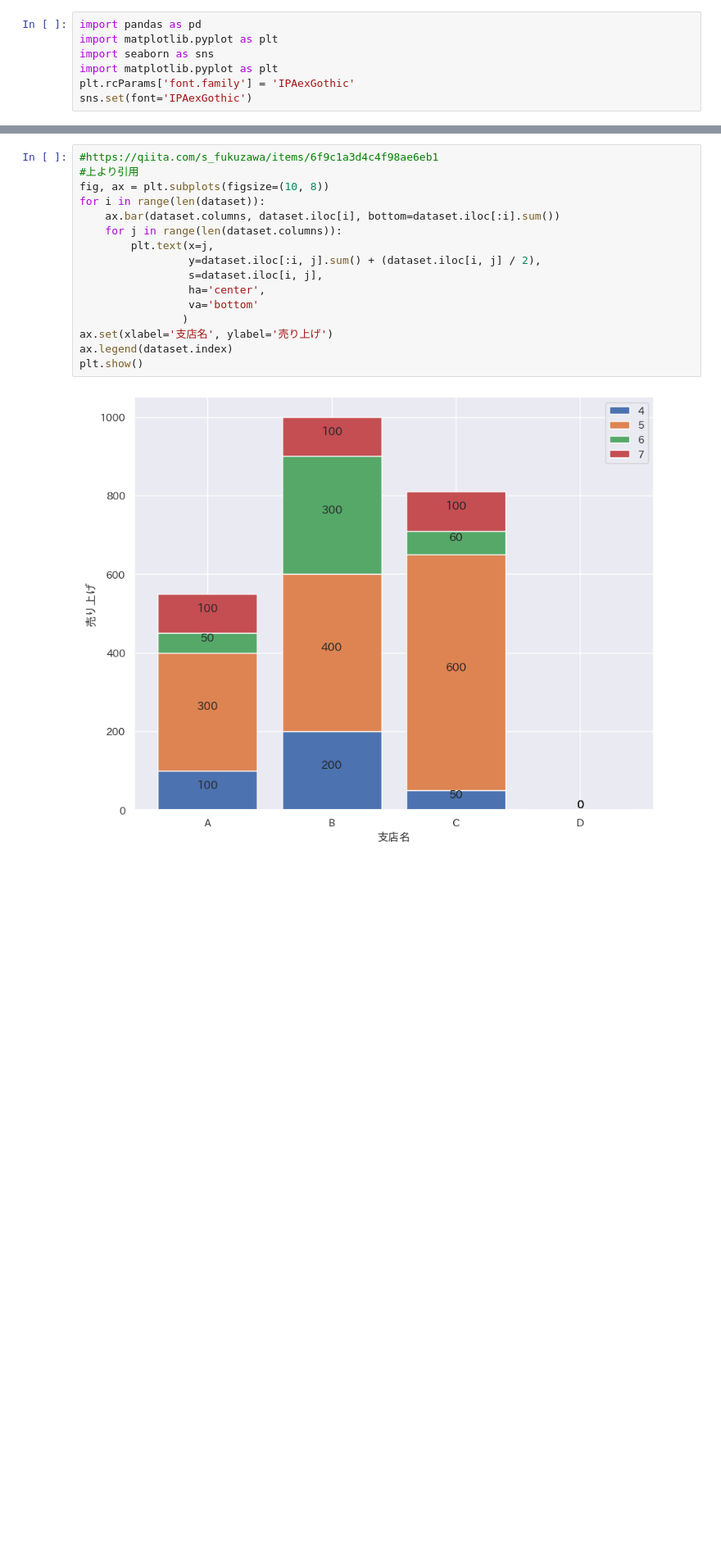
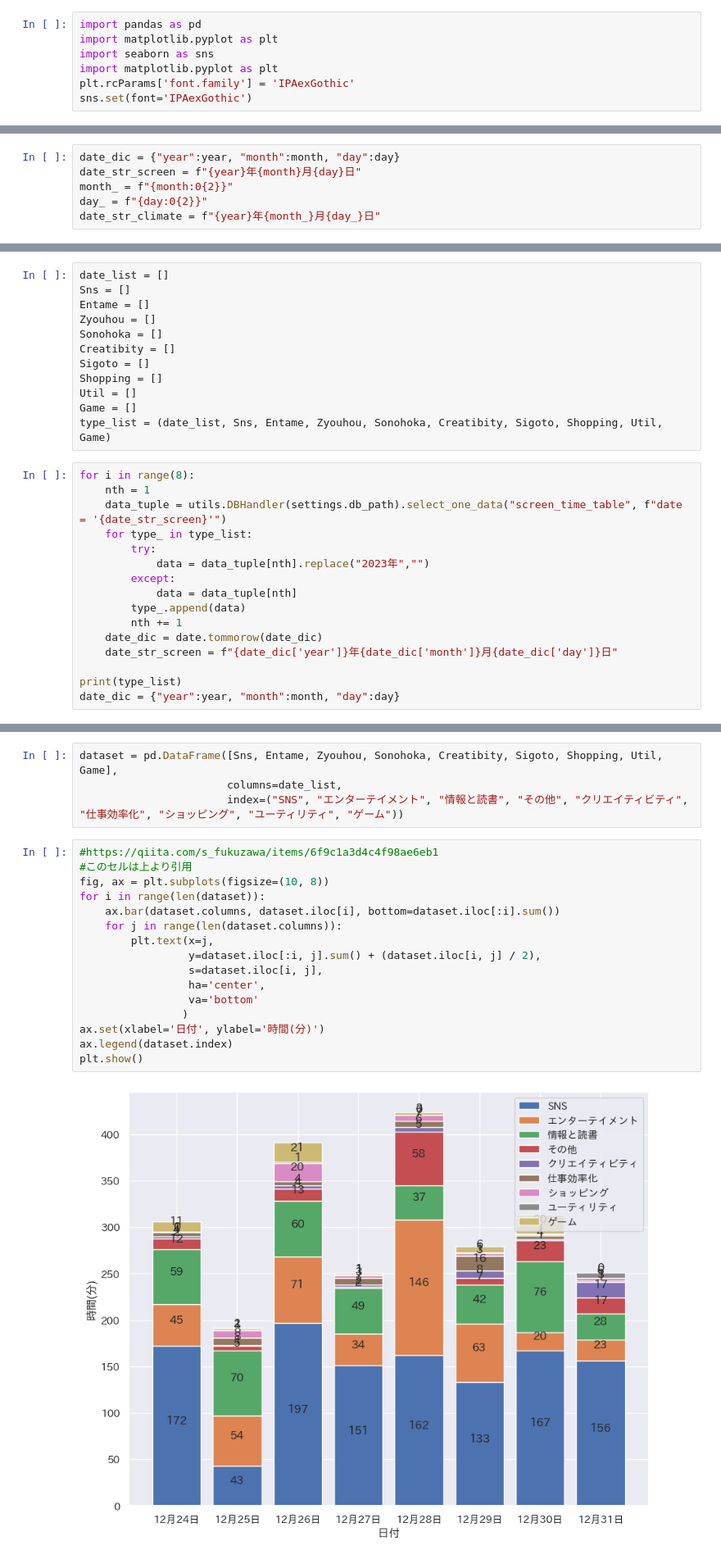
Before and after one commit to To-Takemoto/DSP, a Jupyter notebook: tinking.ipynb, the cells around one changed output, grey strips where cells are left out. Shown: that part at 82% size. Cells and saved outputs as stored; diff of their text form; blank space fills up the shorter version.

```diff
--- a/tinking.ipynb
+++ b/tinking.ipynb
@@ -15,0 +14,6 @@ a = utils.DBHandler(settings.db_path).select_one_data("screen_time_table", f"dat
+# %%
+date_dic = {"year":year, "month":month, "day":day}
+date_str_screen = f"{year}年{month}月{day}日"
+month_ = f"{month:0{2}}"
+day_ = f"{day:0{2}}"
+date_str_climate = f"{year}年{month_}月{day_}日"
@@ -15,0 +27,28 @@ a = utils.DBHandler(settings.db_path).select_one_data("screen_time_table", f"dat
+# %%
+date_list = []
+Sns = []
+Entame = []
+Zyouhou = []
+Sonohoka = []
+Creatibity = []
+Sigoto = []
+Shopping = []
+Util = []
+Game = []
+type_list = (date_list, Sns, Entame, Zyouhou, Sonohoka, Creatibity, Sigoto, Shopping, Util, Game)
+# %%
+for i in range(8):
+    nth = 1
+    data_tuple = utils.DBHandler(settings.db_path).select_one_data("screen_time_table", f"date = '{date_str_screen}'")
+    for type_ in type_list:
+        try:
+            data = data_tuple[nth].replace("2023年","")
+        except:
+            data = data_tuple[nth]
+        type_.append(data)
+        nth += 1
+    date_dic = date.tommorow(date_dic)
+    date_str_screen = f"{date_dic['year']}年{date_dic['month']}月{date_dic['day']}日"
+
+print(type_list)
+date_dic = {"year":year, "month":month, "day":day}
@@ -16,18 +57,22 @@ a = utils.DBHandler(settings.db_path).select_one_data("screen_time_table", f"dat
+# %%
+dataset = pd.DataFrame([Sns, Entame, Zyouhou, Sonohoka, Creatibity, Sigoto, Shopping, Util, Game],
+                       columns=date_list,
+                       index=("SNS", "エンターテイメント", "情報と読書", "その他", "クリエイティビティ", "仕事効率化", "ショッピング", "ユーティリティ", "ゲーム"))
 # %%
 #https://qiita.com/s_fukuzawa/items/6f9c1a3d4c4f98ae6eb1
-#上より引用
+#このセルは上より引用
 fig, ax = plt.subplots(figsize=(10, 8))
 for i in range(len(dataset)):
     ax.bar(dataset.columns, dataset.iloc[i], bottom=dataset.iloc[:i].sum())
     for j in range(len(dataset.columns)):
         plt.text(x=j,
                  y=dataset.iloc[:i, j].sum() + (dataset.iloc[i, j] / 2),
                  s=dataset.iloc[i, j],
                  ha='center',
                  va='bottom'
                 )
-ax.set(xlabel='支店名', ylabel='売り上げ')
+ax.set(xlabel='日付', ylabel='時間(分)')
 ax.legend(dataset.index)
 plt.show()
 # %% [output]
-[figure, old version]
+[figure, new version]
```
Also changed, not shown: parts of 12 cells of this notebook, 2 other files.
